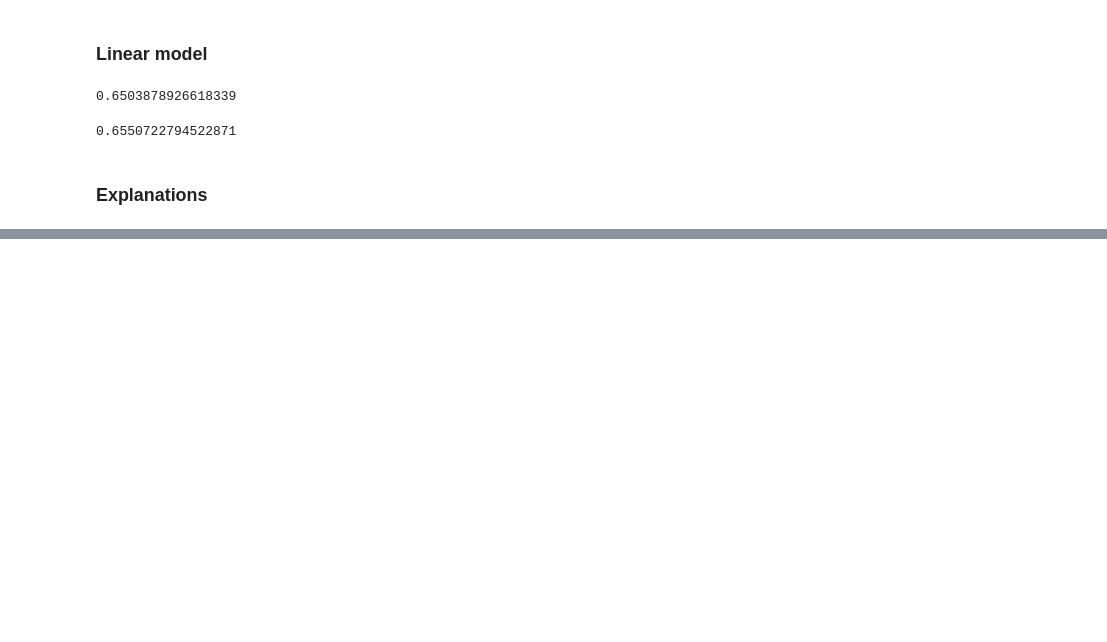
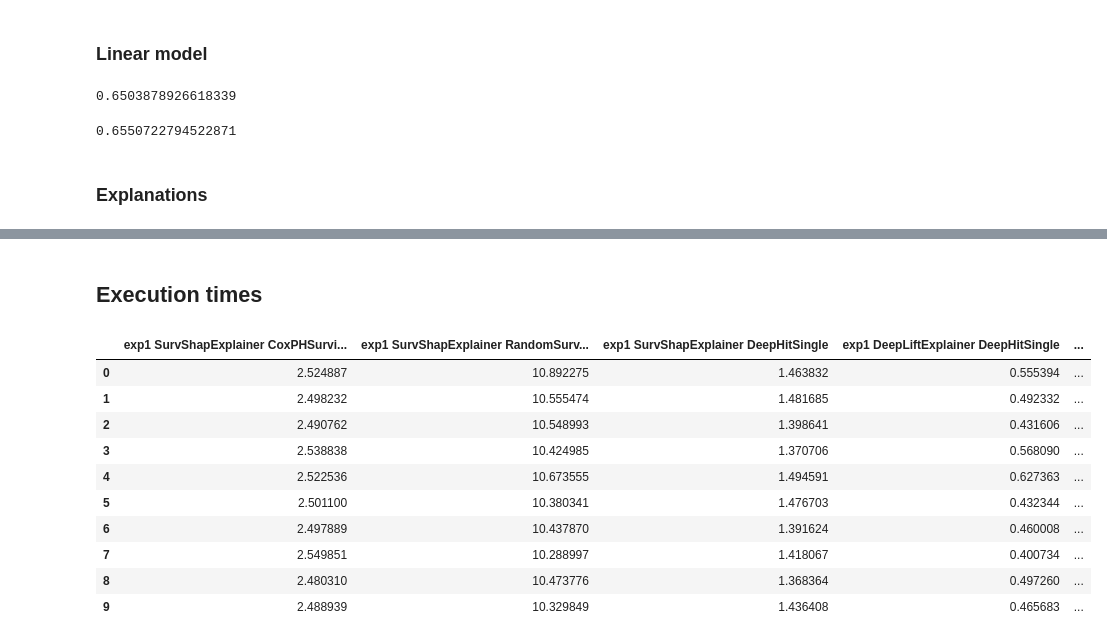
Before and after one commit to vitreusx/surv, a Jupyter notebook: Surv.ipynb, the cells around one changed output, grey strips where cells are left out. Saved outputs shown, nothing was run; the diff lists cells and outputs as text; code cells hidden in the pictures; blank space fills up the shorter version.

Commit message:
Add time measurements and eval measure - SensitivityMax

```diff
--- a/Surv.ipynb
+++ b/Surv.ipynb
@@ -543,13 +560,30 @@ eval_model(deephit_, "deephit")
 from contextlib import contextmanager
 import time
 
+exec_times = {}
+
 @contextmanager
-def measure_exec_time():
+def measure_exec_time(experiment_name: str):
     try:
         before = time.perf_counter()
         yield
     finally:
         after = time.perf_counter()
-        print(f"Exec time: {after - before:.2f}s")
+        if experiment_name not in exec_times:
+            exec_times[experiment_name] = []
+        exec_times[experiment_name].append(after - before)
+        print(f"{experiment_name} --- Exec time: {after - before:.2f}s")
+
+
+def run_explainer_n_times(explainer, observations: pd.DataFrame, dataset_name: str, n: int = 10):
+    for _ in range(n):
+        with measure_exec_time(dataset_name + " " + explainer.experiment_name):
+            explanation = explainer(observations)
+
+    fig = explanation.plot()
+    fig.write_image(f"imgs/{dataset_name}_{explainer.experiment_name}.png")
+    fig.show()
+
+    return explanation
 # %%
 cph_expl = SurvShapExplainer(cph, test_X, test_y)
@@ -744,0 +959,18 @@ Exec time: 0.59s
+# %% [markdown]
+## Execution times
+# %%
+exec_times_df = pd.DataFrame.from_dict(exec_times)
+exec_times_df.to_csv("exec_times.csv")
+exec_times_df
+# %% [output]
+|  | exp1 SurvShapExplainer CoxPHSurvi... | exp1 SurvShapExplainer RandomSurv... | exp1 SurvShapExplainer DeepHitSingle | exp1 DeepLiftExplainer DeepHitSingle | ... |
+| 0 | 2.524887 | 10.892275 | 1.463832 | 0.555394 | ... |
+| 1 | 2.498232 | 10.555474 | 1.481685 | 0.492332 | ... |
+| 2 | 2.490762 | 10.548993 | 1.398641 | 0.431606 | ... |
+| 3 | 2.538838 | 10.424985 | 1.370706 | 0.568090 | ... |
+| 4 | 2.522536 | 10.673555 | 1.494591 | 0.627363 | ... |
+| 5 | 2.501100 | 10.380341 | 1.476703 | 0.432344 | ... |
+| 6 | 2.497889 | 10.437870 | 1.391624 | 0.460008 | ... |
+| 7 | 2.549851 | 10.288997 | 1.418067 | 0.400734 | ... |
+| 8 | 2.480310 | 10.473776 | 1.368364 | 0.497260 | ... |
+| 9 | 2.488939 | 10.329849 | 1.436408 | 0.465683 | ... |
```
Also changed, not shown: parts of 39 cells of this notebook, 17 other files.
